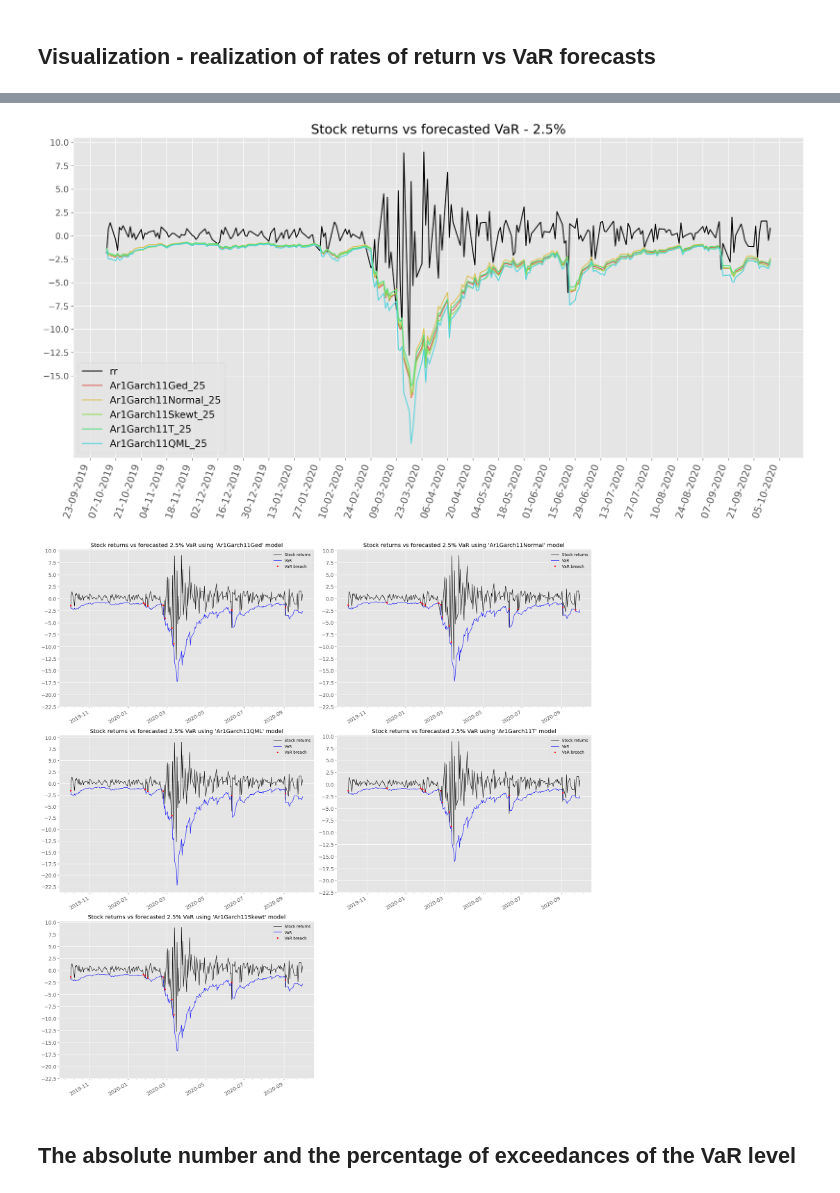
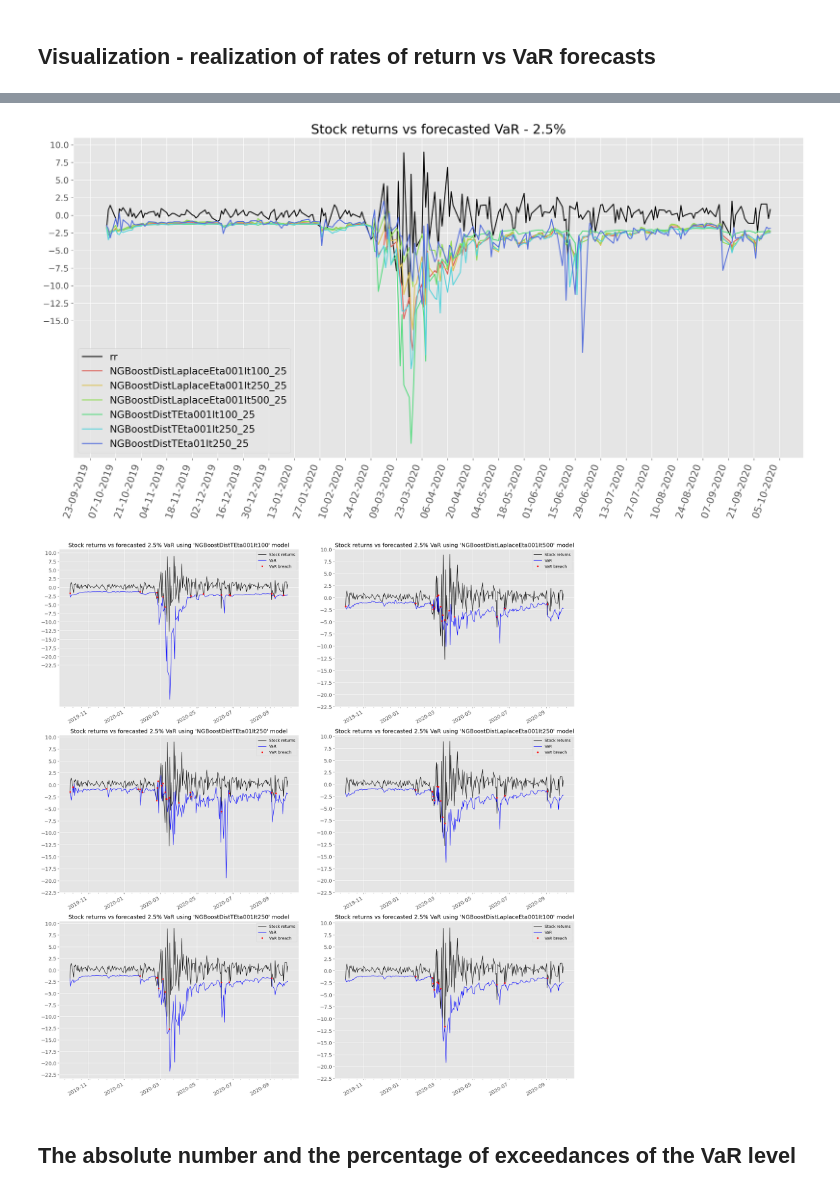
Before and after one commit to michaelwozniak/ML2_project, a Jupyter notebook: experiments/7_ngboost_first_VaR_approach.ipynb, the cells around one changed output, grey strips where cells are left out. Drawn from its saved outputs; the diff is of its cells as text; code cells hidden in the pictures.

```diff
--- a/experiments/7_ngboost_first_VaR_approach.ipynb
+++ b/experiments/7_ngboost_first_VaR_approach.ipynb
@@ -34,35 +53,40 @@ features.remove("rr")
 # %%
 NGBoost_all = list()
 
-params = [["Laplace",0.01,100, 0.01],
-          ["Laplace",0.01,250, 0.01],
-          ["Laplace",0.01,250, 0.01],
-          ["Laplace",0.1,250, 0.01],
-          ["T",0.01,500, 0.025],
-          ["T",0.01,100, 0.025],
-          ["T",0.1,250, 0.025],
-          ["T",0.1,100, 0.025]]
+params = [["Laplace",0.01,100],
+          ["Laplace",0.01,250],
+          ["Laplace",0.01,500],
+          ["T",0.01,100],
+          ["T",0.01,250],
+          ["T",0.1,250]]
 
 if __name__ ==  '__main__':
     for j in tqdm(params):
         train_test_setup = list()
         for i in range(0,252):
-            train_test_setup.append([df.iloc[i : i + 252 * 3], df.iloc[i + 252 * 3 : i + 252 * 3 + 1], j[0], j[1], j[2], j[3]])
+            train_test_setup.append([df.iloc[i : i + 252 * 3], df.iloc[i + 252 * 3 : i + 252 * 3 + 1], j[0], j[1], j[2]])
         num_proces = os.cpu_count()
         p = Pool(processes = num_proces)
         output = p.map(final_model, train_test_setup)
         NGBoost_all.append(output)
+        p.close()
+        p.join()
 # %%
 results_dict = {
     "rr":df.tail(252).rr.values,
-    "NGBoostDistLaplaceEta001It100_1": NGBoost_all[0],
-    "NGBoostDistLaplaceEta001It250_1": NGBoost_all[1],
-    "NGBoostDistTEta001It250_1": NGBoost_all[2],
-    "NGBoostDistTEta01It250_1": NGBoost_all[3],
-    "NGBoostDistLaplaceEta001It500_25": NGBoost_all[4],
-    "NGBoostDistLaplaceEta001It100_25": NGBoost_all[5],
-    "NGBoostDistTEta01It250_25": NGBoost_all[6],
-    "NGBoostDistTEta01It100_25": NGBoost_all[7]}
+    "NGBoostDistLaplaceEta001It100_1": np.array(NGBoost_all[0])[:,0].tolist(),
+    "NGBoostDistLaplaceEta001It250_1": np.array(NGBoost_all[1])[:,0].tolist(),
+    "NGBoostDistLaplaceEta001It500_1": np.array(NGBoost_all[2])[:,0].tolist(),
+    "NGBoostDistLaplaceEta001It100_25": np.array(NGBoost_all[0])[:,1].tolist(),
+    "NGBoostDistLaplaceEta001It250_25": np.array(NGBoost_all[1])[:,1].tolist(),
+    "NGBoostDistLaplaceEta001It500_25": np.array(NGBoost_all[2])[:,1].tolist(),
+
+    "NGBoostDistTEta001It100_1": np.array(NGBoost_all[3])[:,0].tolist(),
+    "NGBoostDistTEta001It250_1": np.array(NGBoost_all[4])[:,0].tolist(),
+    "NGBoostDistTEta01It250_1": np.array(NGBoost_all[5])[:,0].tolist(),
+    "NGBoostDistTEta001It100_25": np.array(NGBoost_all[3])[:,1].tolist(),
+    "NGBoostDistTEta001It250_25": np.array(NGBoost_all[4])[:,1].tolist(),
+    "NGBoostDistTEta01It250_25": np.array(NGBoost_all[5])[:,1].tolist()}
 
 results = pd.DataFrame(results_dict, index = df.tail(252).index)
 # %%
@@ -101,7 +141,7 @@ models_list = list(models)
 
 mpl.rcParams["figure.dpi"] = 100
 fig, axes = plt.subplots(ncols=2, nrows=3, figsize=(20, 20))
-for i, ax in zip(range(0,5), axes.flat):
+for i, ax in zip(range(0,6), axes.flat):
     name = models_list[i] + "_1"
     viz1_df["rr"].plot(color='black', linewidth=1, ax=ax)
     viz1_df[name].plot(color='blue', linewidth=1, ax=ax)
@@ -115,6 +155,5 @@ for i, ax in zip(range(0,5), axes.flat):
     ax.legend(["Stock returns","VaR","VaR breach"])
 
 fig.tight_layout()
-fig.delaxes(axes[2][1])
 plt.show()
 # %% [output]
@@ -137,30 +176,29 @@ plt.xticks(rotation=70, fontsize=15)
 plt.yticks(np.arange(-15,12.5, 2.5),fontsize=13)
 plt.show()
 # %% [output]
-[figure, old version]
+[figure, new version]
 # %%
 models_list = list(models)
 
 mpl.rcParams["figure.dpi"] = 100
 fig, axes = plt.subplots(ncols=2, nrows=3, figsize=(20, 20))
-for i, ax in zip(range(0,5), axes.flat):
+for i, ax in zip(range(0,6), axes.flat):
     name = models_list[i] + "_25"
     viz25_df["rr"].plot(color='black', linewidth=1, ax=ax)
     viz25_df[name].plot(color='blue', linewidth=1, ax=ax)
     ax.plot(viz25_df[name][viz25_df["rr"] < viz25_df[name]], color='red', linewidth=0, marker='.')
     ax.set_xlabel("")
     name_plot = "Stock returns vs forecasted 2.5% VaR using '" + name.split("_")[0] + "' model"
     ax.set_title(name_plot)
     ax.xaxis.set_minor_locator(mdates.WeekdayLocator(byweekday=mdates.MO, interval=2))
     ax.tick_params(axis='both', which='major', labelsize=13)
     ax.set_yticks(np.arange(-22.5,12.5, 2.5))
     ax.legend(["Stock returns","VaR","VaR breach"])
 
 fig.tight_layout()
-fig.delaxes(axes[2][1])
 plt.show()
 # %% [output]
-[figure, old version]
+[figure, new version]
 # %% [markdown]
 ## The absolute number and the percentage of exceedances of the VaR level
 # %%
```
Also changed, not shown: parts of 11 cells of this notebook, 1 other file.
